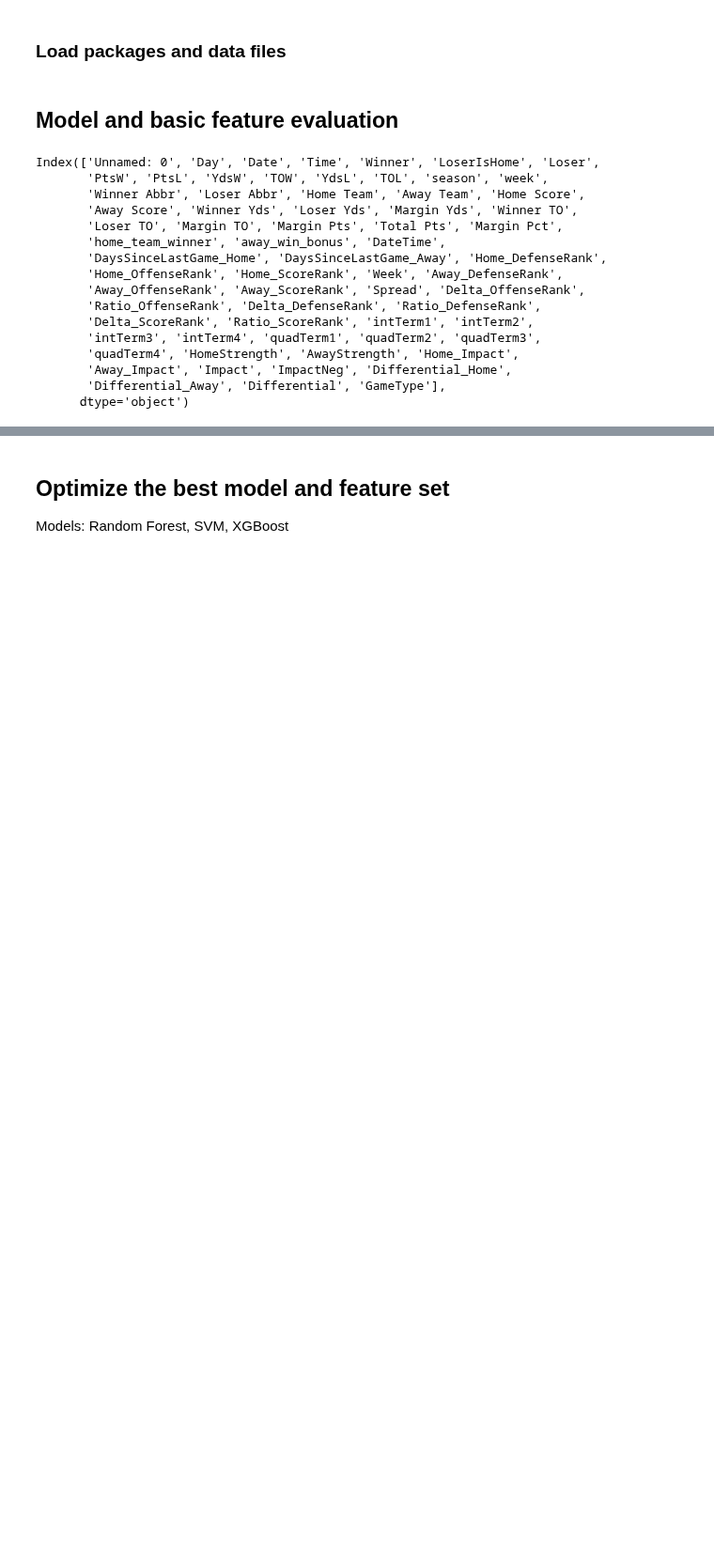
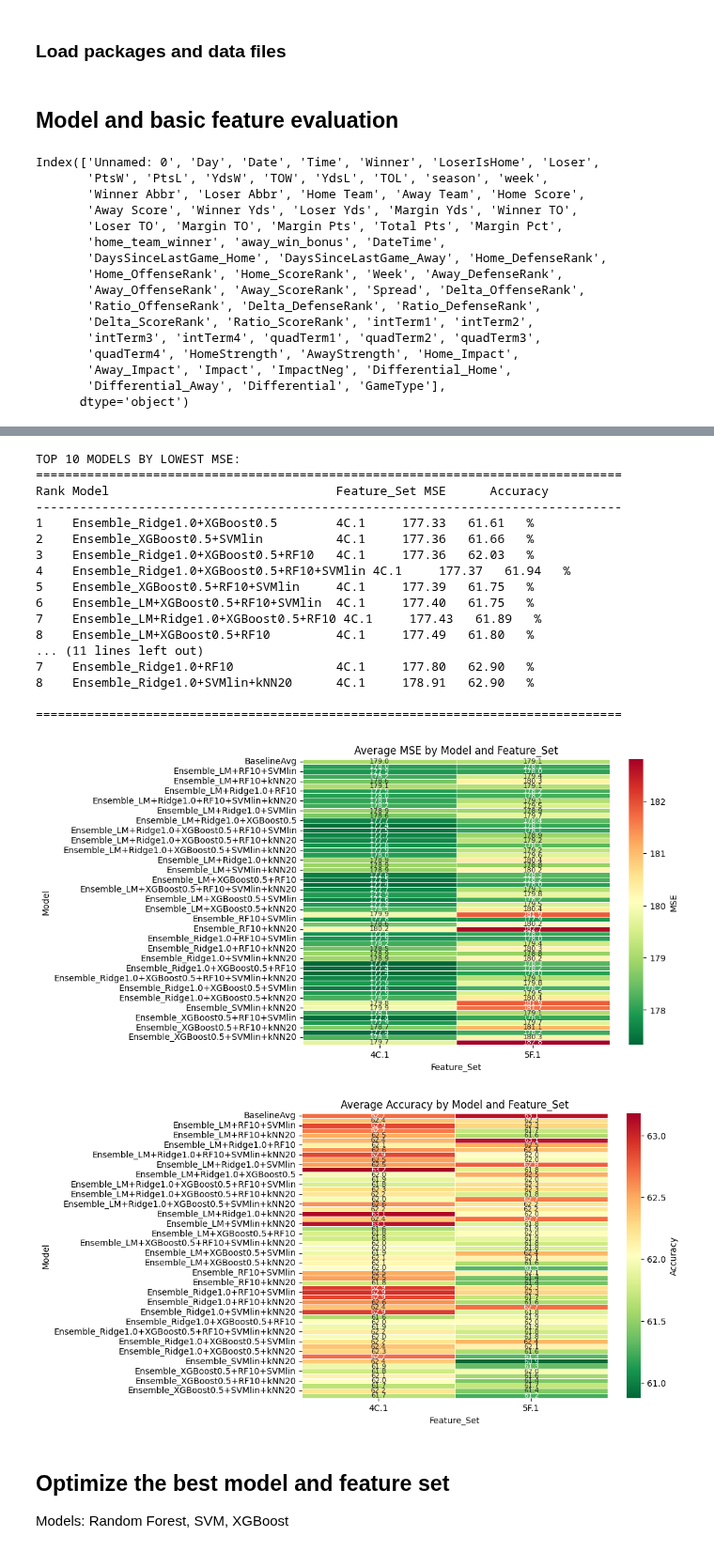
Before and after one commit to mseewaters/beatingtheodds, a Jupyter notebook: src/3. modeldevelop.ipynb, the cells around one changed output, grey strips where cells are left out. Shown at 94% size. Saved outputs shown, nothing was run; the diff lists cells and outputs as text; code cells hidden in the pictures; blank space fills up the shorter version.

```diff
--- a/src/3. modeldevelop.ipynb
+++ b/src/3. modeldevelop.ipynb
@@ -336,3 +517,50 @@ plot_heatmap(results, values='Accuracy')
+# %%
+# Create summary table with both MSE and Accuracy for each model
+summary_stats = ensemble_results.groupby(['Model', 'Feature_Set']).agg({
+    'MSE': 'mean',
+    'Accuracy': 'mean'
+}).reset_index()
+
+print("TOP 10 MODELS BY LOWEST MSE:")
+print("=" * 80)
+top_mse = summary_stats.sort_values('MSE').head(8)
+print(f"{'Rank':<4} {'Model':<35} {'Feature_Set':<8} {'MSE':<8} {'Accuracy':<8}")
+print("-" * 80)
+for i, (_, row) in enumerate(top_mse.iterrows(), 1):
+    print(f"{i:<4} {row['Model']:<35} {row['Feature_Set']:<8} {row['MSE']:<8.2f} {row['Accuracy']:<8.2f}%")
+
+print(f"\nTOP 10 MODELS BY HIGHEST ACCURACY:")
+print("=" * 80)
+top_accuracy = summary_stats.sort_values('Accuracy', ascending=False).head(8)
+print(f"{'Rank':<4} {'Model':<35} {'Feature_Set':<8} {'MSE':<8} {'Accuracy':<8}")
+print("-" * 80)
+for i, (_, row) in enumerate(top_accuracy.iterrows(), 1):
+    print(f"{i:<4} {row['Model']:<35} {row['Feature_Set']:<8} {row['MSE']:<8.2f} {row['Accuracy']:<8.2f}%")
+
+print("\n" + "=" * 80)
+
+plot_heatmap(ensemble_results, values='MSE')
+plot_heatmap(ensemble_results, values='Accuracy')
+# %% [output]
+TOP 10 MODELS BY LOWEST MSE:
+================================================================================
+Rank Model                               Feature_Set MSE      Accuracy
+--------------------------------------------------------------------------------
+1    Ensemble_Ridge1.0+XGBoost0.5        4C.1     177.33   61.61   %
+2    Ensemble_XGBoost0.5+SVMlin          4C.1     177.36   61.66   %
+3    Ensemble_Ridge1.0+XGBoost0.5+RF10   4C.1     177.36   62.03   %
+4    Ensemble_Ridge1.0+XGBoost0.5+RF10+SVMlin 4C.1     177.37   61.94   %
+5    Ensemble_XGBoost0.5+RF10+SVMlin     4C.1     177.39   61.75   %
+6    Ensemble_LM+XGBoost0.5+RF10+SVMlin  4C.1     177.40   61.75   %
+7    Ensemble_LM+Ridge1.0+XGBoost0.5+RF10 4C.1     177.43   61.89   %
+8    Ensemble_LM+XGBoost0.5+RF10         4C.1     177.49   61.80   %
+... (11 lines left out)
+7    Ensemble_Ridge1.0+RF10              4C.1     177.80   62.90   %
+8    Ensemble_Ridge1.0+SVMlin+kNN20      4C.1     178.91   62.90   %
+
+================================================================================
+[figure, added]
+[figure, added]
 # %% [markdown]
 ## Optimize the best model and feature set
 
```
Also changed, not shown: parts of 19 cells of this notebook, 9 other files.
